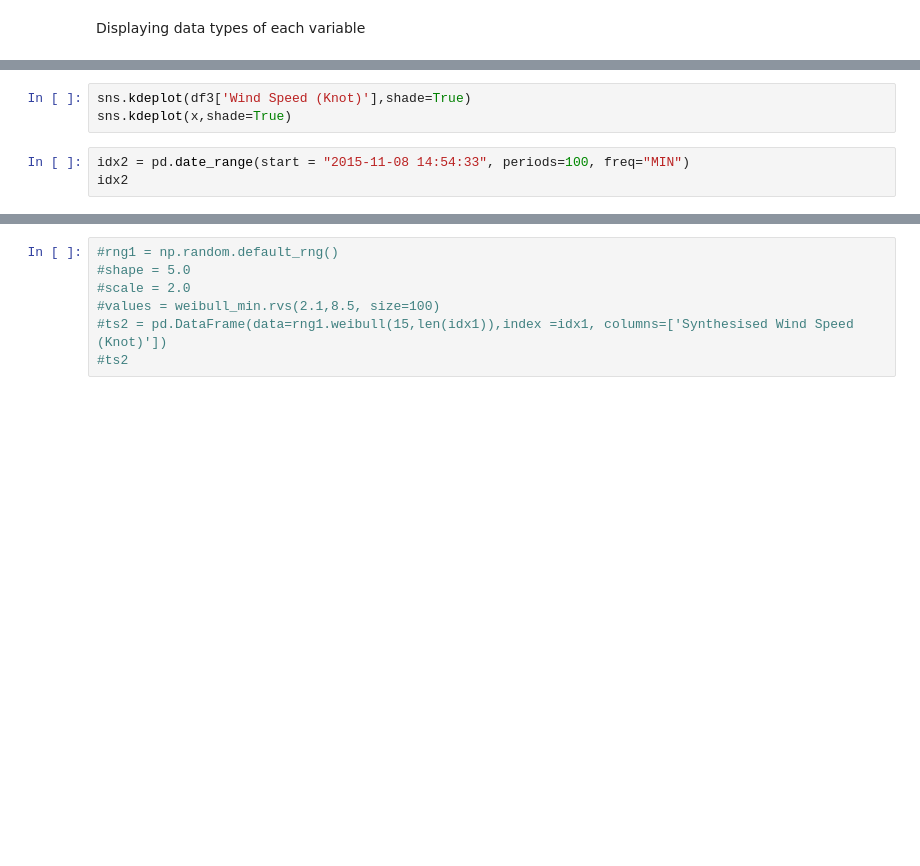
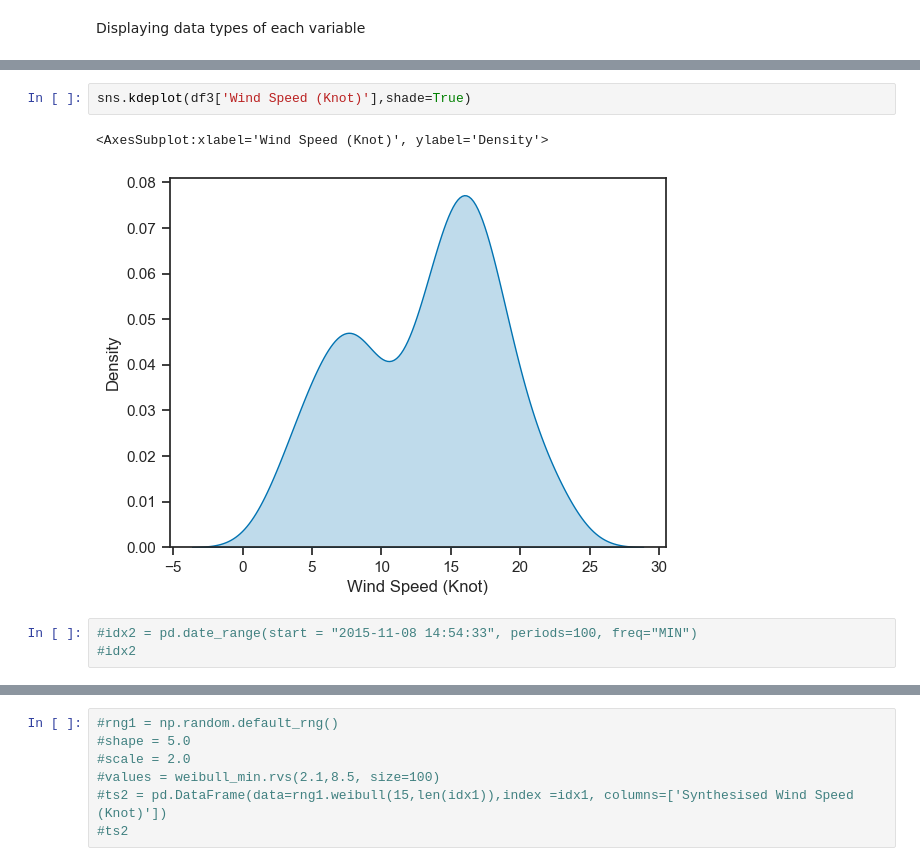
Before and after one commit to dectan/Programming-for-Data-Analysis-Project-1, a Jupyter notebook: Project 1.ipynb, the cells around one changed output, grey strips where cells are left out. Drawn from its saved outputs; the diff is of its cells as text; blank space fills up the shorter version.

```diff
--- a/Project 1.ipynb
+++ b/Project 1.ipynb
@@ -138,7 +281,9 @@ plt.show()
 # %%
 sns.kdeplot(df3['Wind Speed (Knot)'],shade=True)
-sns.kdeplot(x,shade=True)
+# %% [output]
+<AxesSubplot:xlabel='Wind Speed (Knot)', ylabel='Density'>
+[figure, added]
 # %%
-idx2 = pd.date_range(start = "2015-11-08 14:54:33", periods=100, freq="MIN")
-idx2
+#idx2 = pd.date_range(start = "2015-11-08 14:54:33", periods=100, freq="MIN")
+#idx2
 # %%
```
Also changed, not shown: parts of 61 cells of this notebook, 1 other file.
